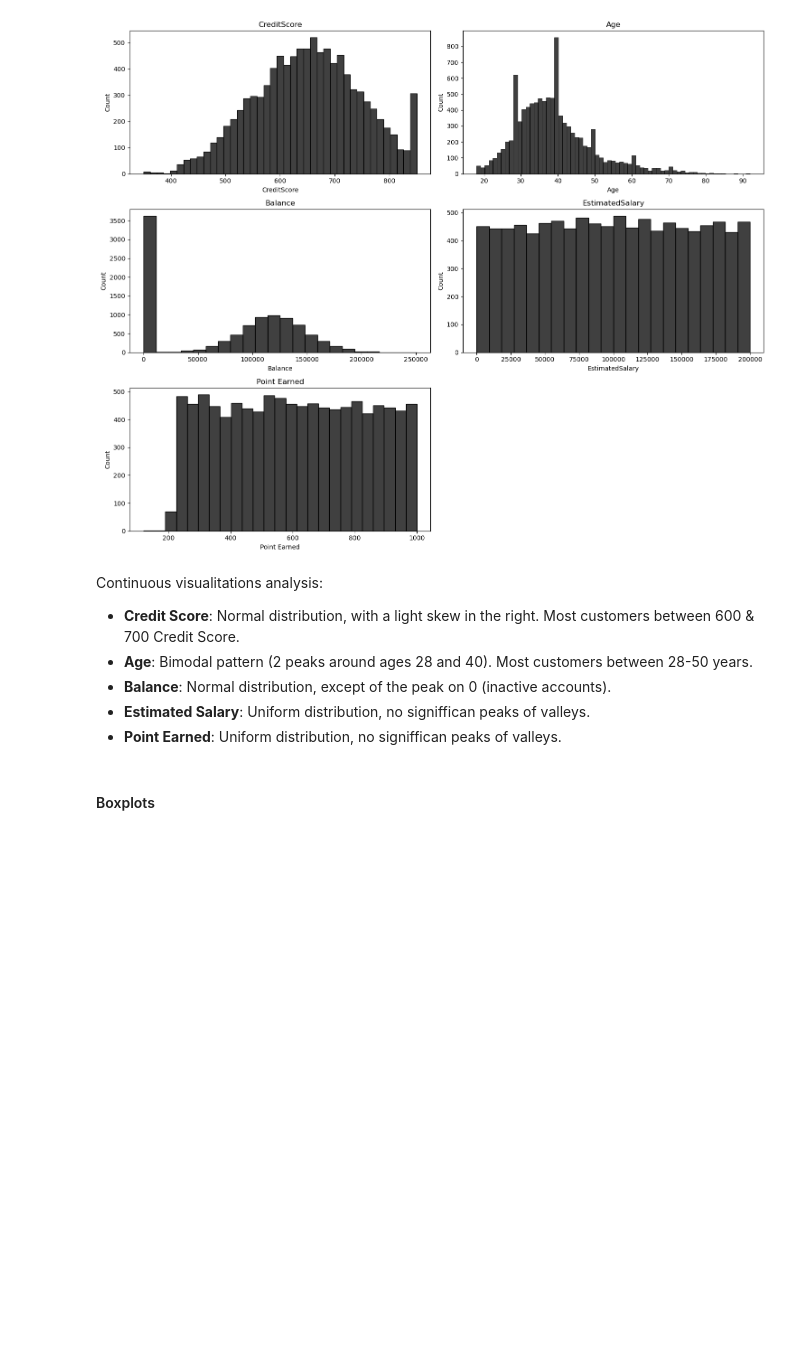
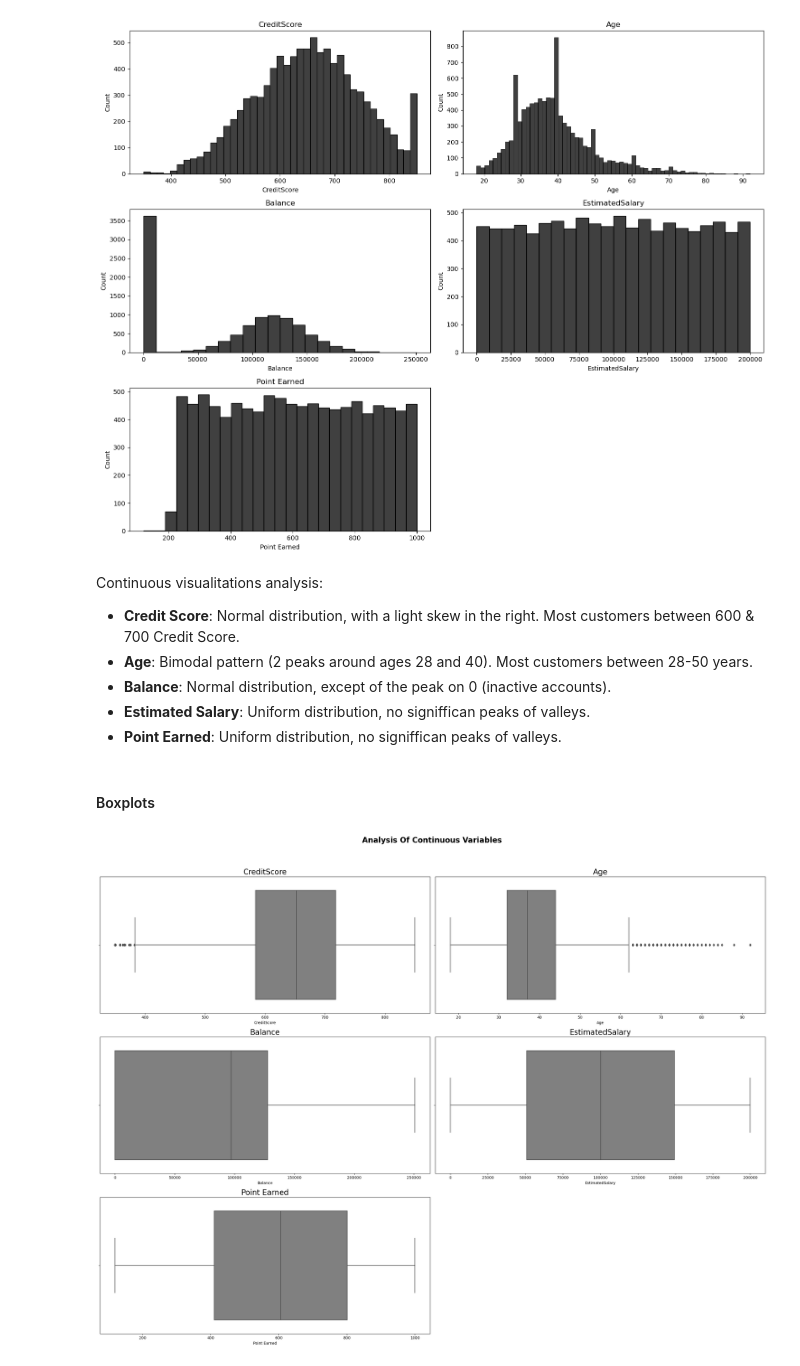
Before and after one commit to oglezsan/bankcustomerEDA, a Jupyter notebook: notebooks/nb1.ipynb, the cells around one changed output. Saved outputs shown, nothing was run; the diff lists cells and outputs as text; code cells hidden in the pictures; blank space fills up the shorter version.

```diff
--- a/notebooks/nb1.ipynb
+++ b/notebooks/nb1.ipynb
@@ -228,3 +226,31 @@ Continuous visualitations analysis:
 * **Point Earned**: Uniform distribution, no signiffican peaks of valleys.
 # %% [markdown]
 #### Boxplots
+# %%
+plt.figure(figsize=(25, 20))
+plt.suptitle("Analysis Of Continuous Variables", fontweight="bold", fontsize=20)
+
+plt.subplot(3, 2, 1)
+plt.title("CreditScore", fontdict = {'fontsize': 20})
+sns.boxplot(x=df["CreditScore"], color='grey')
+
+plt.subplot(3, 2, 2)
+plt.title("Age", fontdict = {'fontsize': 20})
+sns.boxplot(x=df["Age"], color='grey')
+
+plt.subplot(3, 2, 3)
+plt.title("Balance", fontdict = {'fontsize': 20})
+sns.boxplot(x=df["Balance"], color='grey')
+
+plt.subplot(3, 2, 4)
+plt.title("EstimatedSalary", fontdict = {'fontsize': 20})
+sns.boxplot(x=df["EstimatedSalary"], color='grey')
+
+plt.subplot(3, 2, 5)
+plt.title("Point Earned", fontdict = {'fontsize': 20})
+sns.boxplot(x=df["Point Earned"], color='grey')
+
+plt.tight_layout(rect=[0, 0.03, 1, 0.95])
+plt.show()
+# %% [output]
+[figure, added]
```
Also changed, not shown: parts of 14 cells of this notebook, 5 other files.
